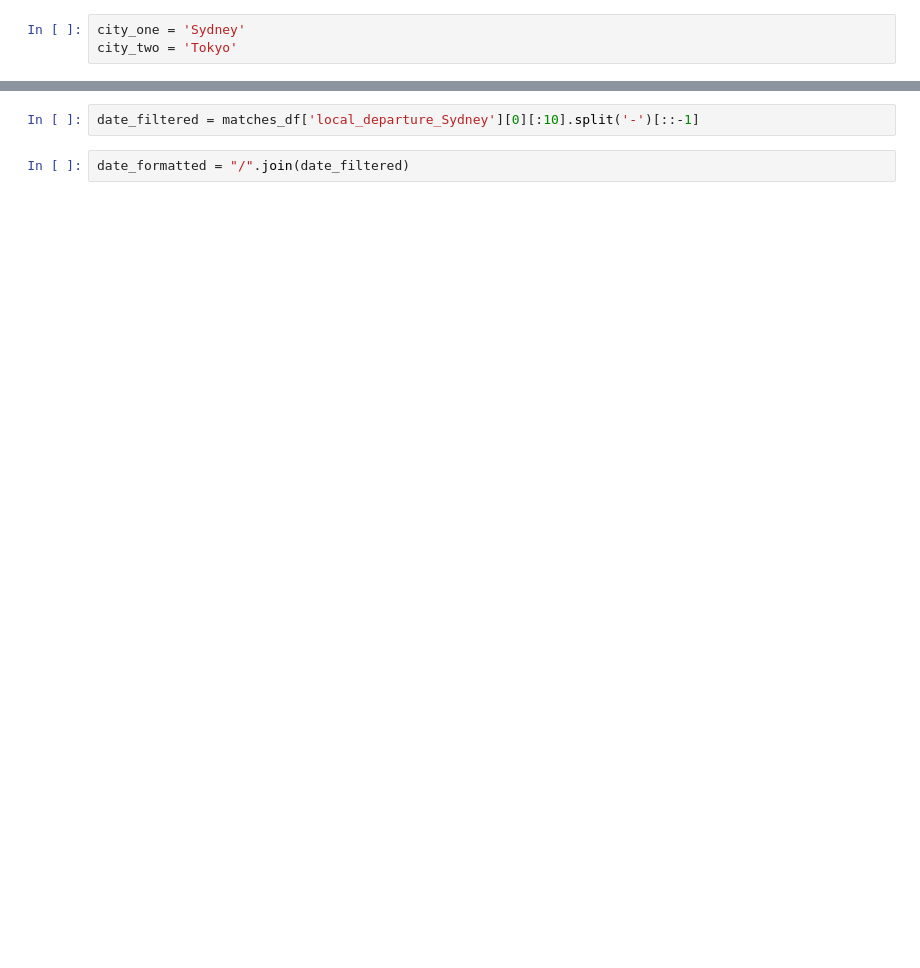
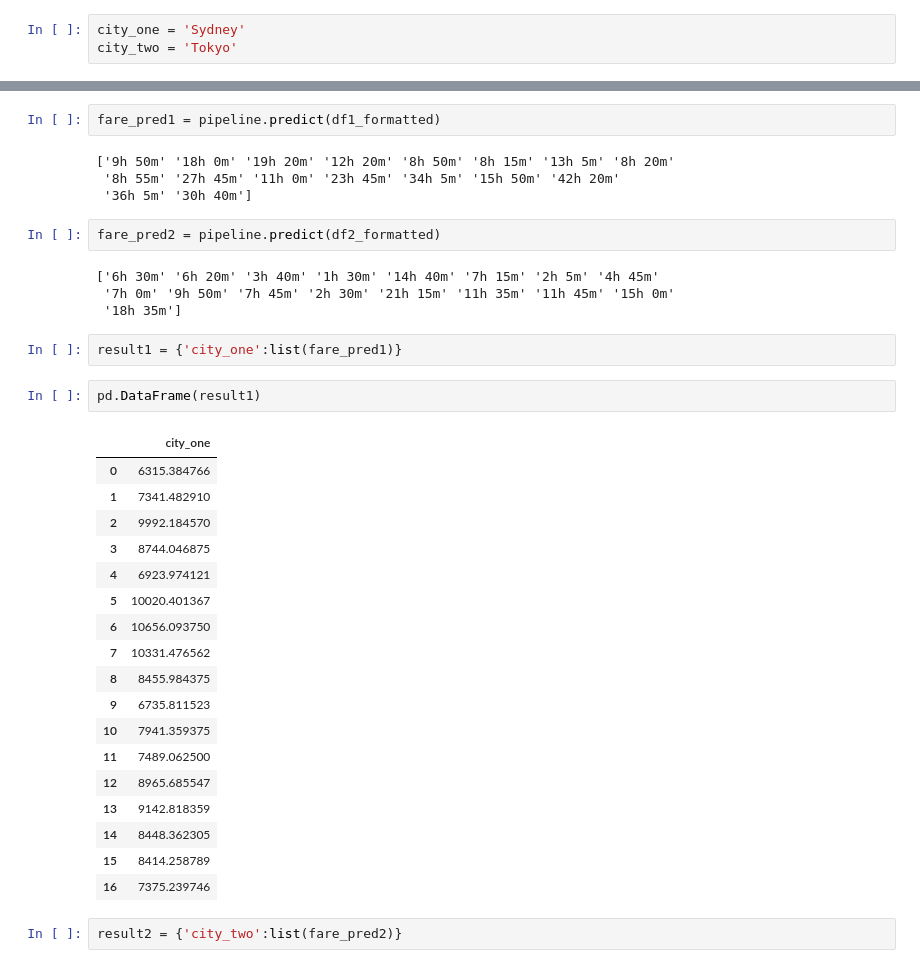
Before and after one commit to padofreo/smackbang_api, a Jupyter notebook: notebooks/flight_fare_prediction_endpoint.ipynb, the cells around one changed output, grey strips where cells are left out. Drawn from its saved outputs; the diff is of its cells as text; blank space fills up the shorter version.

Commit message:
testing in flight fare prediction notebook

```diff
--- a/notebooks/flight_fare_prediction_endpoint.ipynb
+++ b/notebooks/flight_fare_prediction_endpoint.ipynb
@@ -262,4 +246,37 @@ df2['Source'] = city_two
-# %%
-date_filtered = matches_df['local_departure_Sydney'][0][:10].split('-')[::-1]
-# %%
-date_formatted = "/".join(date_filtered)
+# %%
+fare_pred1 = pipeline.predict(df1_formatted)
+# %% [output]
+['9h 50m' '18h 0m' '19h 20m' '12h 20m' '8h 50m' '8h 15m' '13h 5m' '8h 20m'
+ '8h 55m' '27h 45m' '11h 0m' '23h 45m' '34h 5m' '15h 50m' '42h 20m'
+ '36h 5m' '30h 40m']
+# %%
+fare_pred2 = pipeline.predict(df2_formatted)
+# %% [output]
+['6h 30m' '6h 20m' '3h 40m' '1h 30m' '14h 40m' '7h 15m' '2h 5m' '4h 45m'
+ '7h 0m' '9h 50m' '7h 45m' '2h 30m' '21h 15m' '11h 35m' '11h 45m' '15h 0m'
+ '18h 35m']
+# %%
+result1 = {'city_one':list(fare_pred1)}
+# %%
+pd.DataFrame(result1)
+# %% [output]
+|  | city_one |
+| 0 | 6315.384766 |
+| 1 | 7341.482910 |
+| 2 | 9992.184570 |
+| 3 | 8744.046875 |
+| 4 | 6923.974121 |
+| 5 | 10020.401367 |
+| 6 | 10656.093750 |
+| 7 | 10331.476562 |
+| 8 | 8455.984375 |
+| 9 | 6735.811523 |
+| 10 | 7941.359375 |
+| 11 | 7489.062500 |
+| 12 | 8965.685547 |
+| 13 | 9142.818359 |
+| 14 | 8448.362305 |
+| 15 | 8414.258789 |
+| 16 | 7375.239746 |
+# %%
+result2 = {'city_two':list(fare_pred2)}
```
Also changed, not shown: parts of 40 cells of this notebook, 1 other file.
